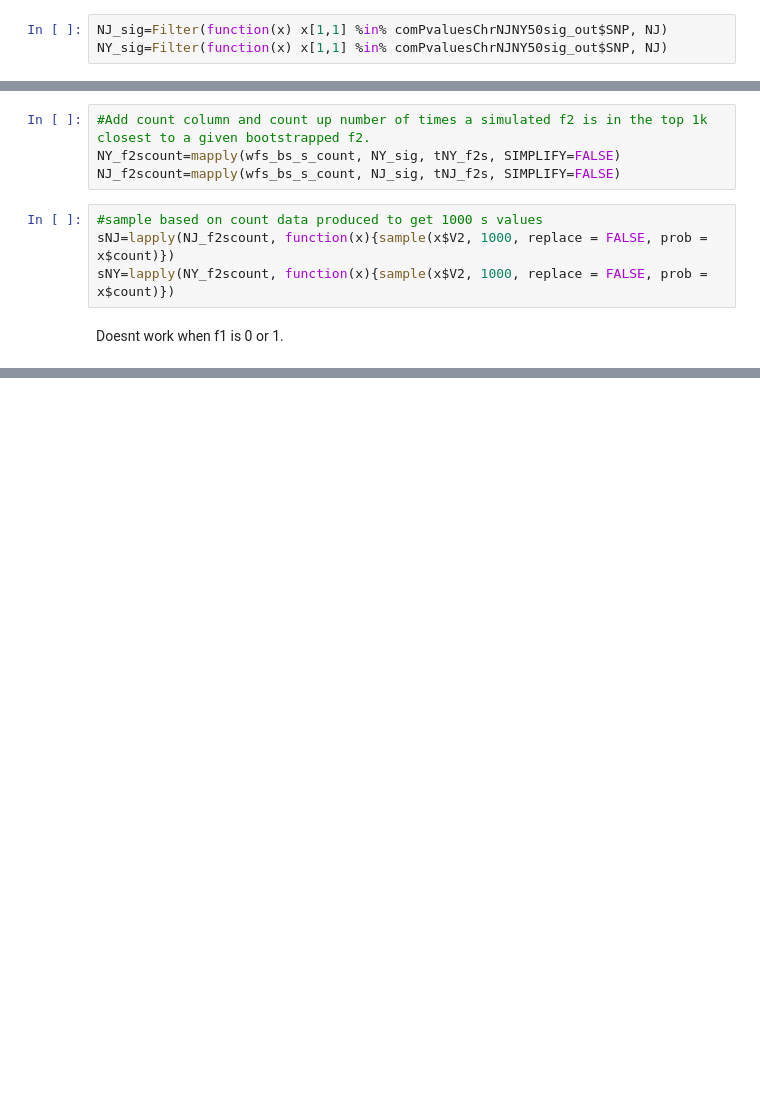
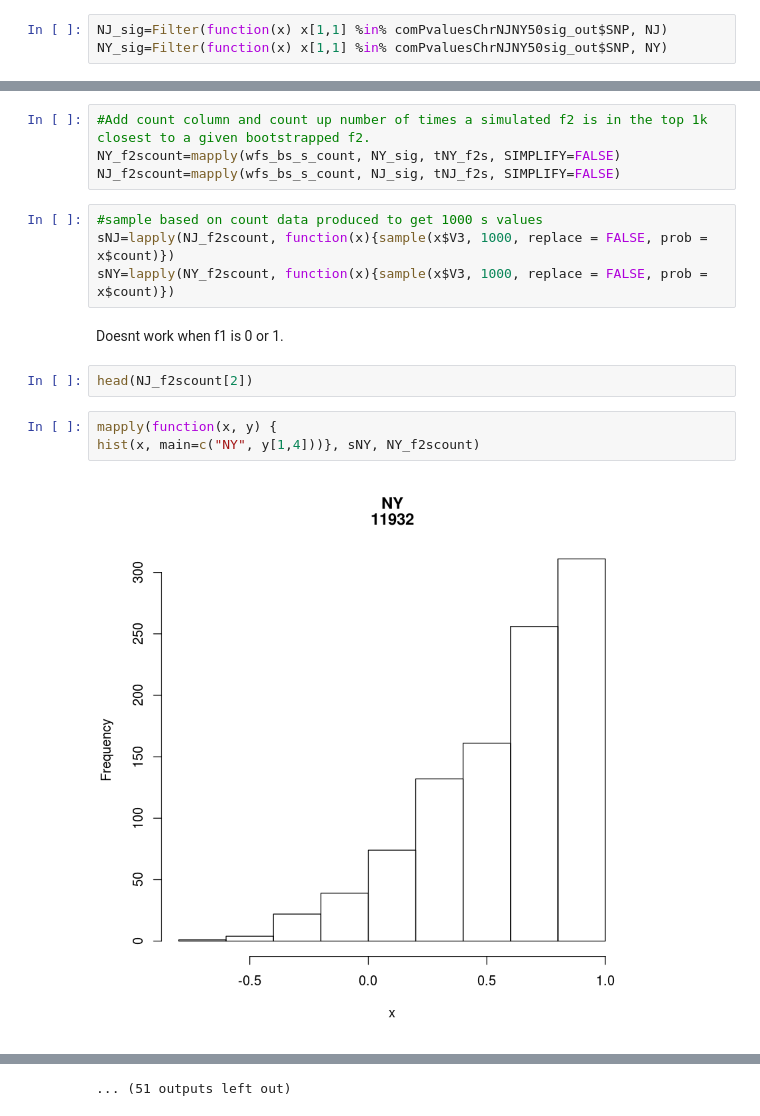
Before and after one commit to sagw/WNS_WGS, a Jupyter notebook: Notebooks/Wfs_SCalculations.ipynb, the cells around one changed output, grey strips where cells are left out. Drawn from its saved outputs; the diff is of its cells as text; blank space fills up the shorter version.

```diff
--- a/Notebooks/Wfs_SCalculations.ipynb
+++ b/Notebooks/Wfs_SCalculations.ipynb
@@ -70,4 +79,4 @@ ny_files = list.files( pattern="NY_")
 NY=lapply(ny_files, read.table, header=T)
 # %%
 NJ_sig=Filter(function(x) x[1,1] %in% comPvaluesChrNJNY50sig_out$SNP, NJ)
-NY_sig=Filter(function(x) x[1,1] %in% comPvaluesChrNJNY50sig_out$SNP, NJ)
+NY_sig=Filter(function(x) x[1,1] %in% comPvaluesChrNJNY50sig_out$SNP, NY)
@@ -133,7 +126,14 @@ NY_f2scount=mapply(wfs_bs_s_count, NY_sig, tNY_f2s, SIMPLIFY=FALSE)
 NJ_f2scount=mapply(wfs_bs_s_count, NJ_sig, tNJ_f2s, SIMPLIFY=FALSE)
 # %%
 #sample based on count data produced to get 1000 s values
-sNJ=lapply(NJ_f2scount, function(x){sample(x$V2, 1000, replace = FALSE, prob = x$count)})
-sNY=lapply(NY_f2scount, function(x){sample(x$V2, 1000, replace = FALSE, prob = x$count)})
+sNJ=lapply(NJ_f2scount, function(x){sample(x$V3, 1000, replace = FALSE, prob = x$count)})
+sNY=lapply(NY_f2scount, function(x){sample(x$V3, 1000, replace = FALSE, prob = x$count)})
 # %% [markdown]
 Doesnt work when f1 is 0 or 1.
+# %%
+head(NJ_f2scount[2])
+# %%
+mapply(function(x, y) {
+hist(x, main=c("NY", y[1,4]))}, sNY, NY_f2scount)
+# %% [output]
+[figure, added]
@@ -140,2 +151,3 @@ Doesnt work when f1 is 0 or 1.
+... (51 outputs left out)
 # %%
 mapply(function(x, y) {
```
Also changed, not shown: parts of 42 cells of this notebook.
